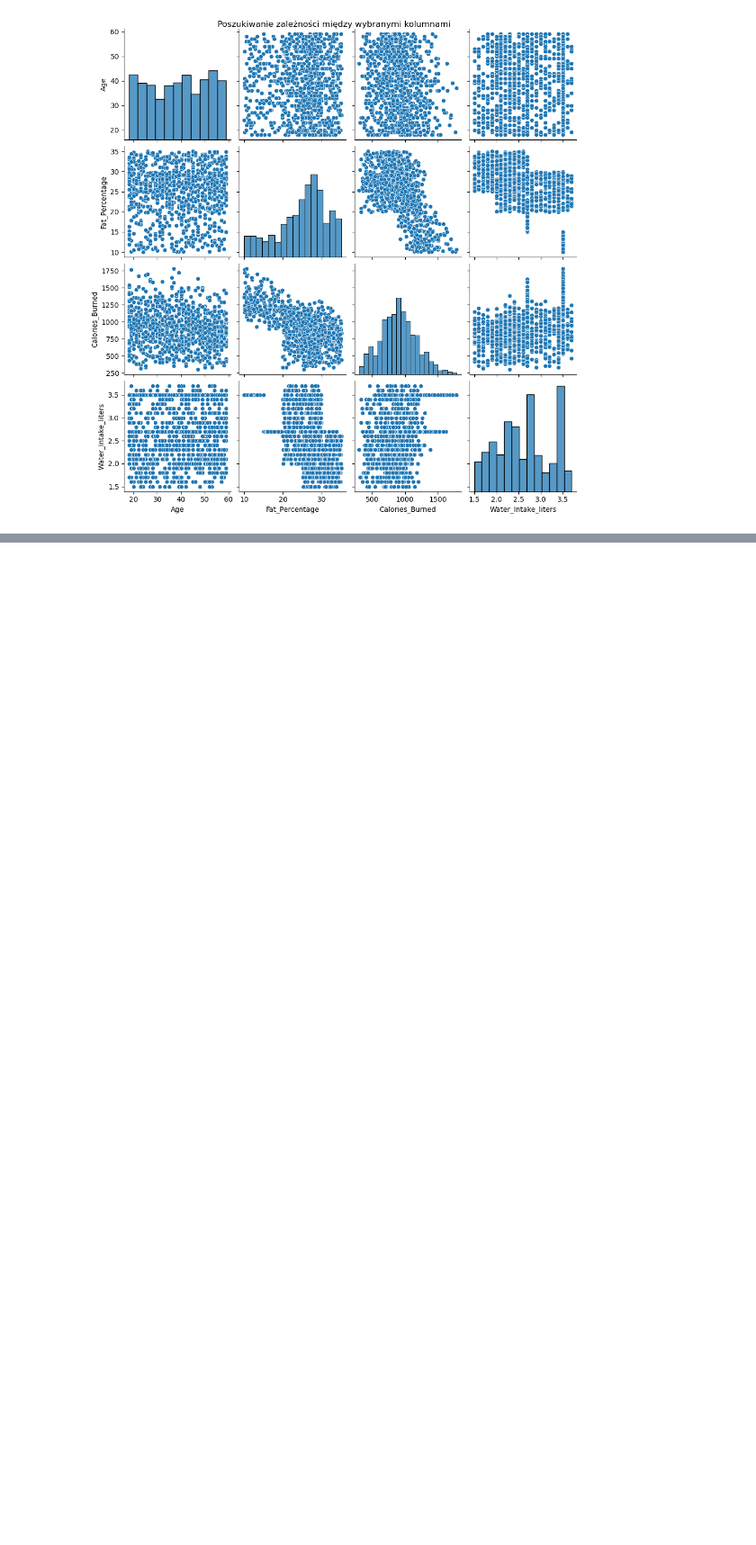
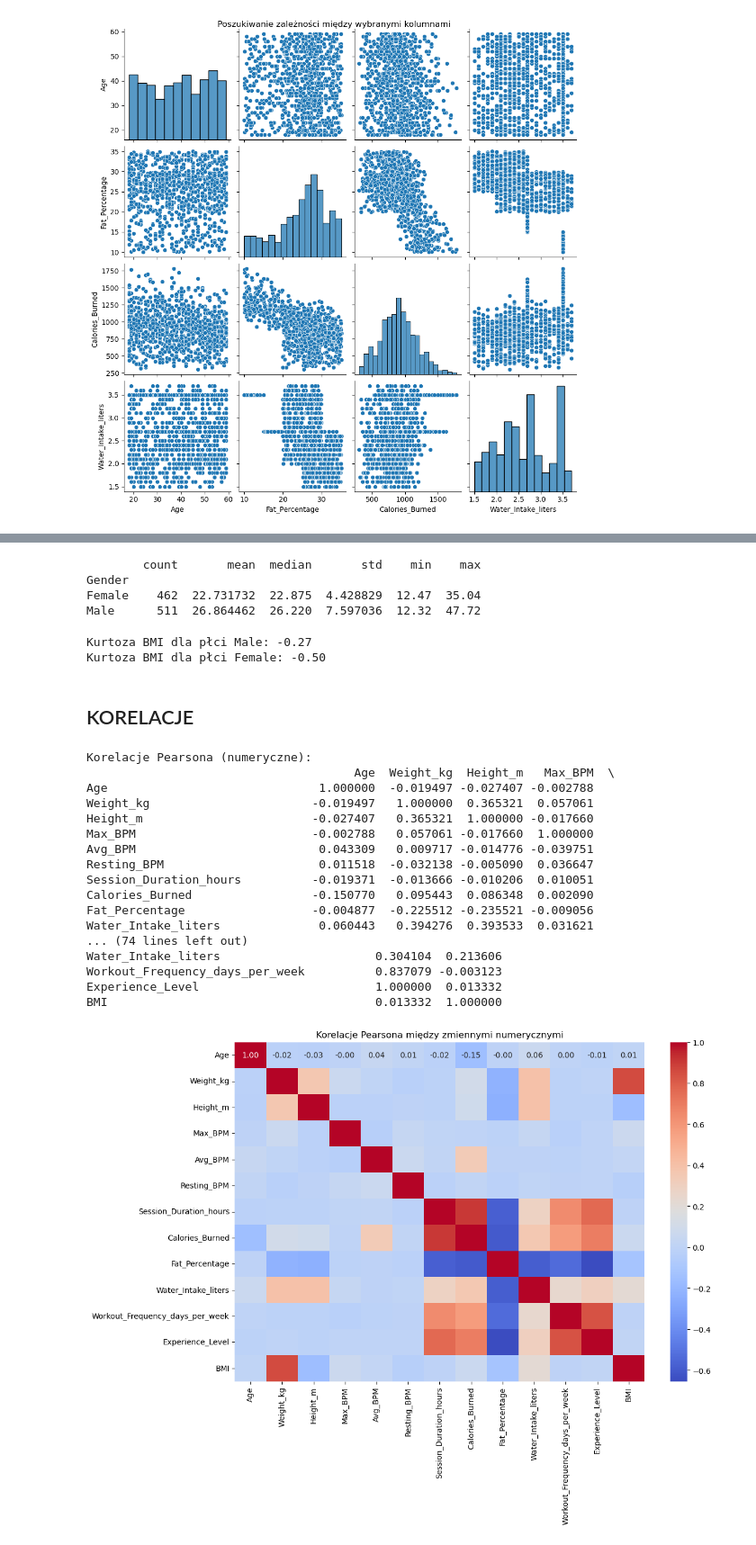
Before and after one commit to kinsitko/analiza_danych_2025_KSIT_SLES, a Jupyter notebook: analiza_project_v2.ipynb, the cells around one changed output, grey strips where cells are left out. Shown at 90% size. Drawn from its saved outputs; the diff is of its cells as text; code cells hidden in the pictures; blank space fills up the shorter version.

```diff
--- a/analiza_project_v2.ipynb
+++ b/analiza_project_v2.ipynb
@@ -320,0 +398,43 @@ fig.show()
+# %%
+group_stats = df_imputed.groupby('Gender')['BMI'].agg(['count', 'mean', 'median', 'std', 'min', 'max'])
+print(group_stats)
+# %% [output]
+        count       mean  median       std    min    max
+Gender
+Female    462  22.731732  22.875  4.428829  12.47  35.04
+Male      511  26.864462  26.220  7.597036  12.32  47.72
+# %%
+from scipy.stats import kurtosis
+
+for gender in df_imputed['Gender'].dropna().unique():
+    bmi_values = df_imputed[df_imputed['Gender'] == gender]['BMI'].dropna()
+    k = kurtosis(bmi_values, fisher=True)
+    print(f"Kurtoza BMI dla płci {gender}: {k:.2f}")
+# %% [output]
+Kurtoza BMI dla płci Male: -0.27
+Kurtoza BMI dla płci Female: -0.50
+# %% [markdown]
+## KORELACJE
+# %%
+from correlation import mutual_info_numeric_cat, cramers_v_matrix, pearson_corr_numeric
+
+pearson_corr_numeric(df_imputed)
+# %% [output]
+Korelacje Pearsona (numeryczne):
+                                      Age  Weight_kg  Height_m   Max_BPM  \
+Age                              1.000000  -0.019497 -0.027407 -0.002788
+Weight_kg                       -0.019497   1.000000  0.365321  0.057061
+Height_m                        -0.027407   0.365321  1.000000 -0.017660
+Max_BPM                         -0.002788   0.057061 -0.017660  1.000000
+Avg_BPM                          0.043309   0.009717 -0.014776 -0.039751
+Resting_BPM                      0.011518  -0.032138 -0.005090  0.036647
+Session_Duration_hours          -0.019371  -0.013666 -0.010206  0.010051
+Calories_Burned                 -0.150770   0.095443  0.086348  0.002090
+Fat_Percentage                  -0.004877  -0.225512 -0.235521 -0.009056
+Water_Intake_liters              0.060443   0.394276  0.393533  0.031621
+... (74 lines left out)
+Water_Intake_liters                      0.304104  0.213606
+Workout_Frequency_days_per_week          0.837079 -0.003123
+Experience_Level                         1.000000  0.013332
+BMI                                      0.013332  1.000000
+[figure, added]
```
Also changed, not shown: parts of 10 cells of this notebook, 1 other file.
